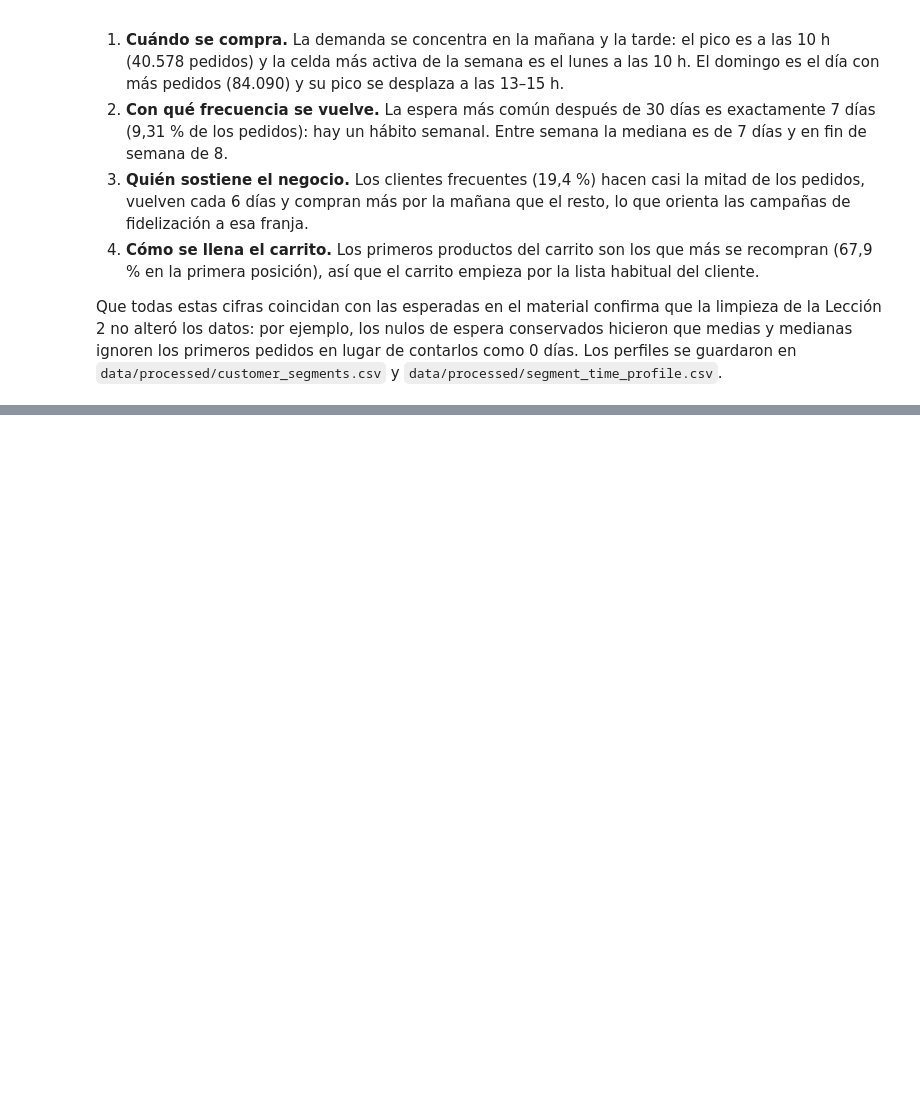
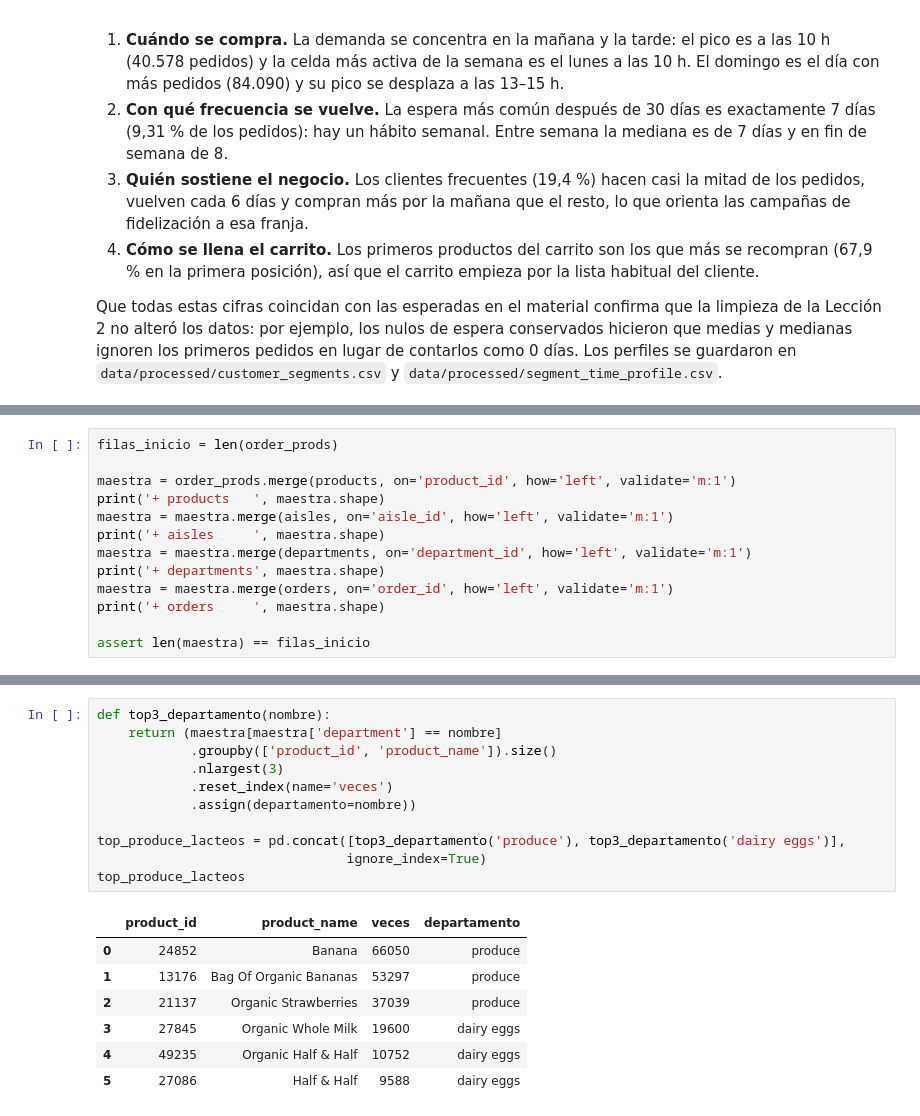
Before and after one commit to Pafuna08/exploracion-datos-instacart-pandas, a Jupyter notebook: notebooks/pandas_labs.ipynb, the cells around one changed output, grey strips where cells are left out. Cells and saved outputs as stored; diff of their text form; blank space fills up the shorter version.

```diff
--- a/notebooks/pandas_labs.ipynb
+++ b/notebooks/pandas_labs.ipynb
@@ -863,0 +941,13 @@ Que todas estas cifras coincidan con las esperadas en el material confirma que l
+# %%
+filas_inicio = len(order_prods)
+
+maestra = order_prods.merge(products, on='product_id', how='left', validate='m:1')
+print('+ products   ', maestra.shape)
+maestra = maestra.merge(aisles, on='aisle_id', how='left', validate='m:1')
+print('+ aisles     ', maestra.shape)
+maestra = maestra.merge(departments, on='department_id', how='left', validate='m:1')
+print('+ departments', maestra.shape)
+maestra = maestra.merge(orders, on='order_id', how='left', validate='m:1')
+print('+ orders     ', maestra.shape)
+
+assert len(maestra) == filas_inicio
@@ -863,0 +1234,19 @@ Que todas estas cifras coincidan con las esperadas en el material confirma que l
+# %%
+def top3_departamento(nombre):
+    return (maestra[maestra['department'] == nombre]
+            .groupby(['product_id', 'product_name']).size()
+            .nlargest(3)
+            .reset_index(name='veces')
+            .assign(departamento=nombre))
+
+top_produce_lacteos = pd.concat([top3_departamento('produce'), top3_departamento('dairy eggs')],
+                                ignore_index=True)
+top_produce_lacteos
+# %% [output]
+|  | product_id | product_name | veces | departamento |
+| 0 | 24852 | Banana | 66050 | produce |
+| 1 | 13176 | Bag Of Organic Bananas | 53297 | produce |
+| 2 | 21137 | Organic Strawberries | 37039 | produce |
+| 3 | 27845 | Organic Whole Milk | 19600 | dairy eggs |
+| 4 | 49235 | Organic Half & Half | 10752 | dairy eggs |
+| 5 | 27086 | Half & Half | 9588 | dairy eggs |
```
Also changed, not shown: parts of 46 cells of this notebook, 4 other files.
